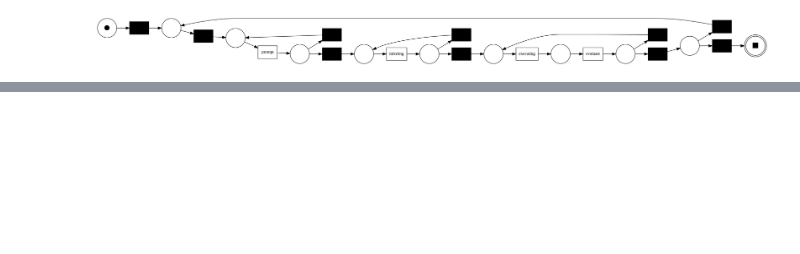
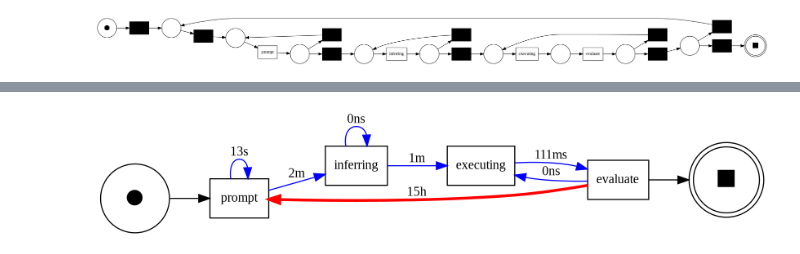
Before and after one commit to cstone157/dat_554, a Jupyter notebook: data/2026_10_04 flow00.ipynb, the cells around one changed output, grey strips where cells are left out. Saved outputs shown, nothing was run; the diff lists cells and outputs as text; code cells hidden in the pictures; blank space fills up the shorter version.

```diff
--- a/data/2026_10_04 flow00.ipynb
+++ b/data/2026_10_04 flow00.ipynb
@@ -94,0 +112,8 @@ pm4py.view_petri_net(net, initial_marking, final_marking)
+# %%
+# Discover the performance-based DFG (measuring average duration)
+performance_dfg, start_activities, end_activities = pm4py.discover_performance_dfg(log)
+
+# View the performance DFG (displays average times on arcs and nodes)
+pm4py.view_performance_dfg(performance_dfg, start_activities, end_activities)
+# %% [output]
+[figure, added]
```
Also changed, not shown: parts of 4 cells of this notebook.
